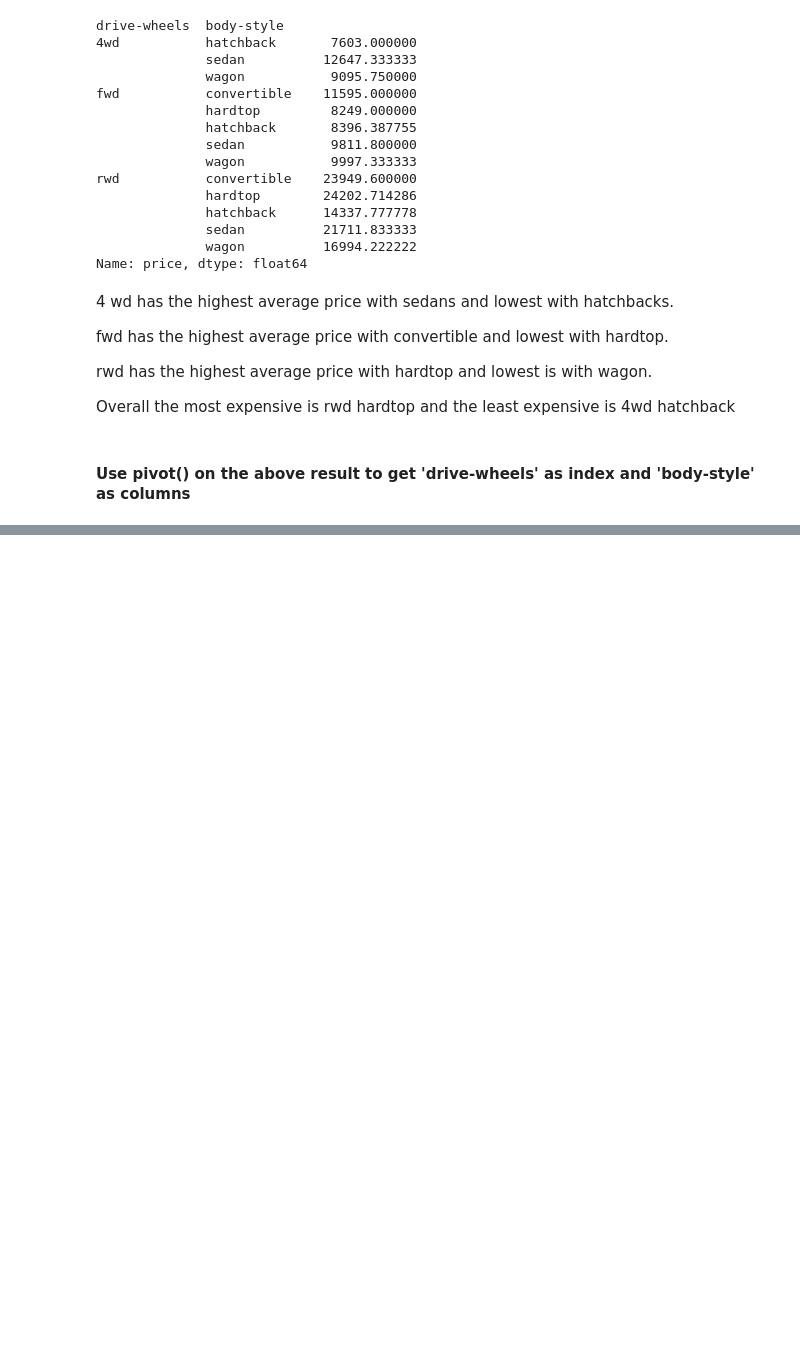
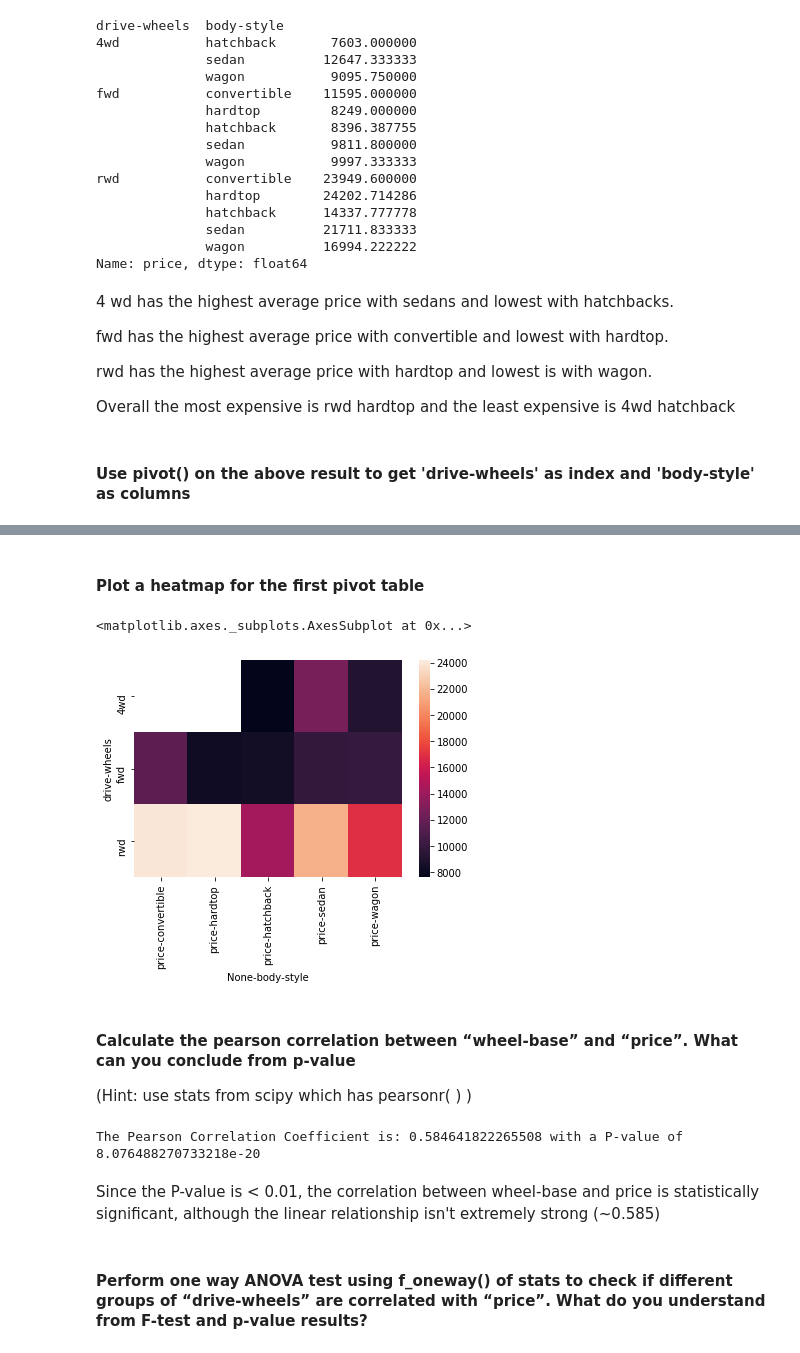
Before and after one commit to kritikseth/ML-College-Sem-V, a Jupyter notebook: ML_02_J043_130720.ipynb, the cells around one changed output, grey strips where cells are left out. Drawn from its saved outputs; the diff is of its cells as text; code cells hidden in the pictures; blank space fills up the shorter version.

```diff
--- a/ML_02_J043_130720.ipynb
+++ b/ML_02_J043_130720.ipynb
@@ -490,6 +490,8 @@ Overall the most expensive is rwd hardtop and the least expensive is 4wd hatchba
 # %% [markdown]
 #### Use pivot() on the above result to get 'drive-wheels' as index and 'body-style' as columns
 # %%
-df2 = df[['drive-wheels','body-style','price']]
+df2 = df1[['drive-wheels','body-style','price']]
 group1 = df2.groupby(['drive-wheels','body-style'],as_index=False).mean()
+pivot_table = group1.pivot(index = 'drive-wheels', columns = 'body-style')
+pivot_table
 # %% [output]
@@ -496,0 +538,10 @@ DataError: No numeric types to aggregate
+# %% [markdown]
+#### Plot a heatmap for the first pivot table
+# %%
+sns.heatmap(pivot_table)
+# %% [output]
+<matplotlib.axes._subplots.AxesSubplot at 0x...>
+[figure, added]
+# %% [markdown]
+#### Calculate the pearson correlation between “wheel-base” and “price”. What can you conclude from p-value
+(Hint: use stats from scipy which has pearsonr( ) )
@@ -496,0 +550,9 @@ DataError: No numeric types to aggregate
+# %%
+pearson_coef, p_value = stats.pearsonr(df1['wheel-base'], df1['price'])
+print(f'The Pearson Correlation Coefficient is: {pearson_coef} with a P-value of {p_value}')
+# %% [output]
+The Pearson Correlation Coefficient is: 0.584641822265508 with a P-value of 8.076488270733218e-20
+# %% [markdown]
+Since the P-value is < 0.01, the correlation between wheel-base and price is statistically significant, although the linear relationship isn't extremely strong (~0.585)
+# %% [markdown]
+#### Perform one way ANOVA test using f_oneway() of stats to check if different groups of “drive-wheels” are correlated with “price”. What do you understand from F-test and p-value results?
```
Also changed, not shown: parts of 9 cells of this notebook.
